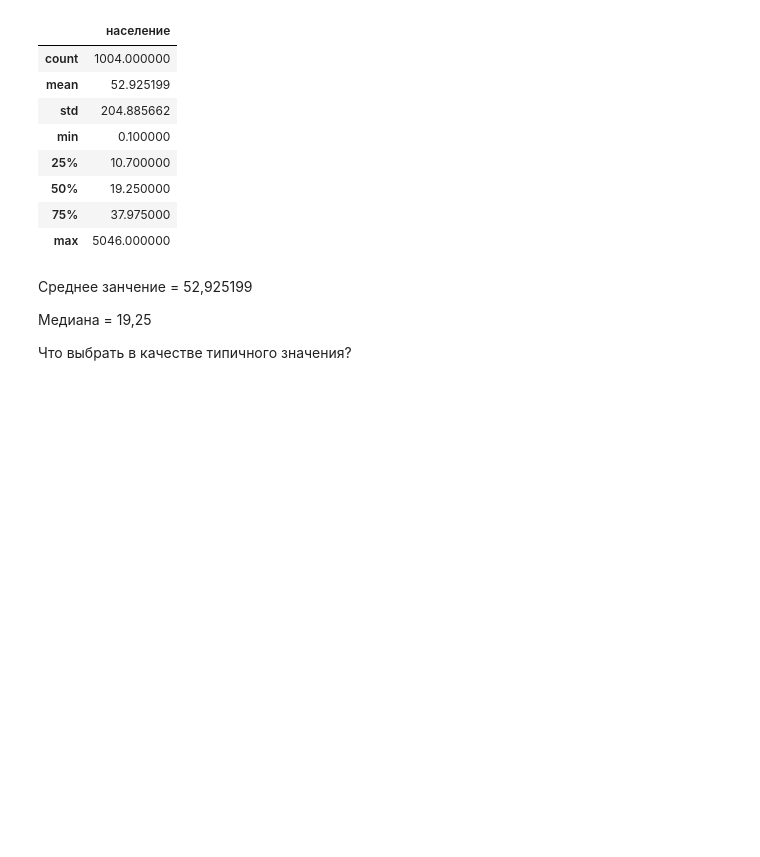
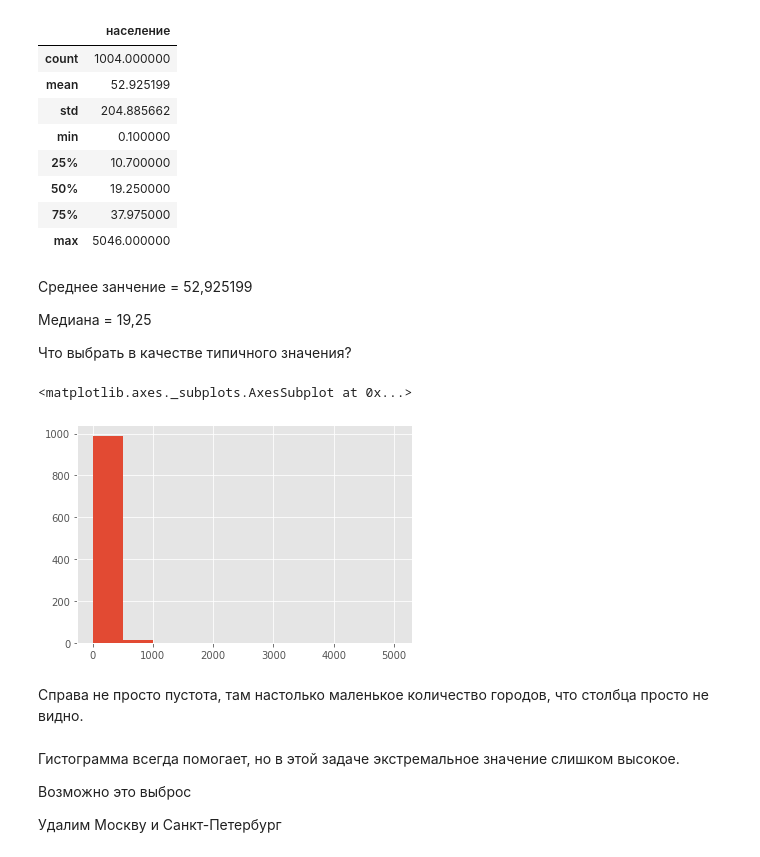
Before and after one commit to katrin2202/ML-in-forecasting-tasks, a Jupyter notebook: доклад8_12.ipynb, the cells around one changed output. Cells and saved outputs as stored; diff of their text form; code cells hidden in the pictures; blank space fills up the shorter version.

```diff
--- a/доклад8_12.ipynb
+++ b/доклад8_12.ipynb
@@ -244,3 +244,17 @@ town.describe()
 Медиана = 19,25
 
 Что выбрать в качестве типичного значения?
+# %%
+#@title Построим гистограмму
+town[u'население'].hist()
+# %% [output]
+<matplotlib.axes._subplots.AxesSubplot at 0x...>
+[figure, added]
+# %% [markdown]
+Справа не просто пустота, там настолько маленькое количество городов, что столбца просто не видно.
+# %% [markdown]
+Гистограмма всегда помогает, но в этой задаче экстремальное значение слишком высокое.
+
+Возможно это выброс
+
+Удалим Москву и Санкт-Петербург
```
Also changed, not shown: parts of 12 cells of this notebook.
